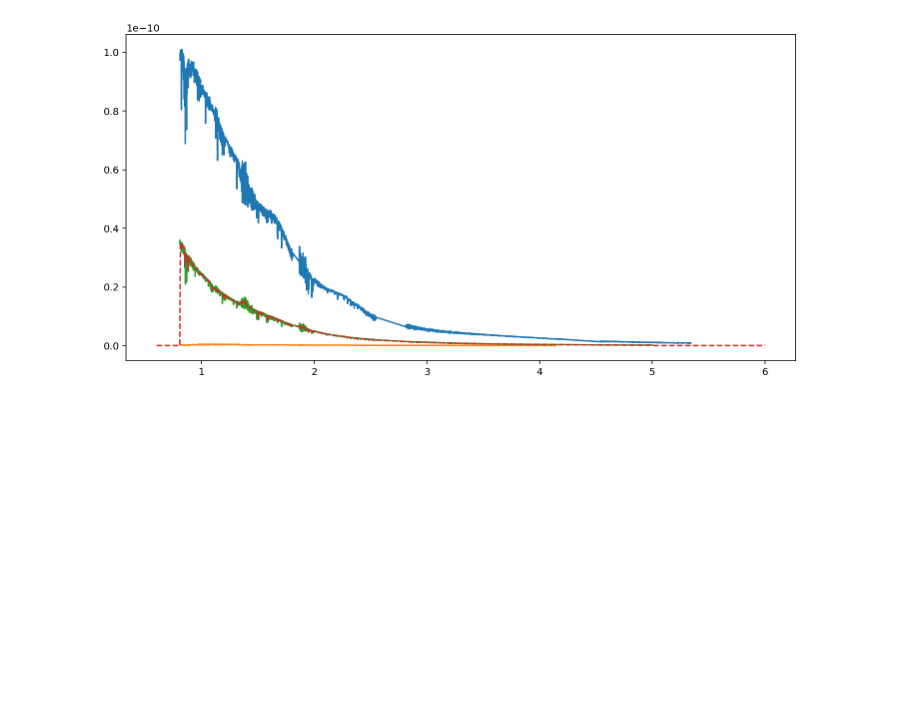
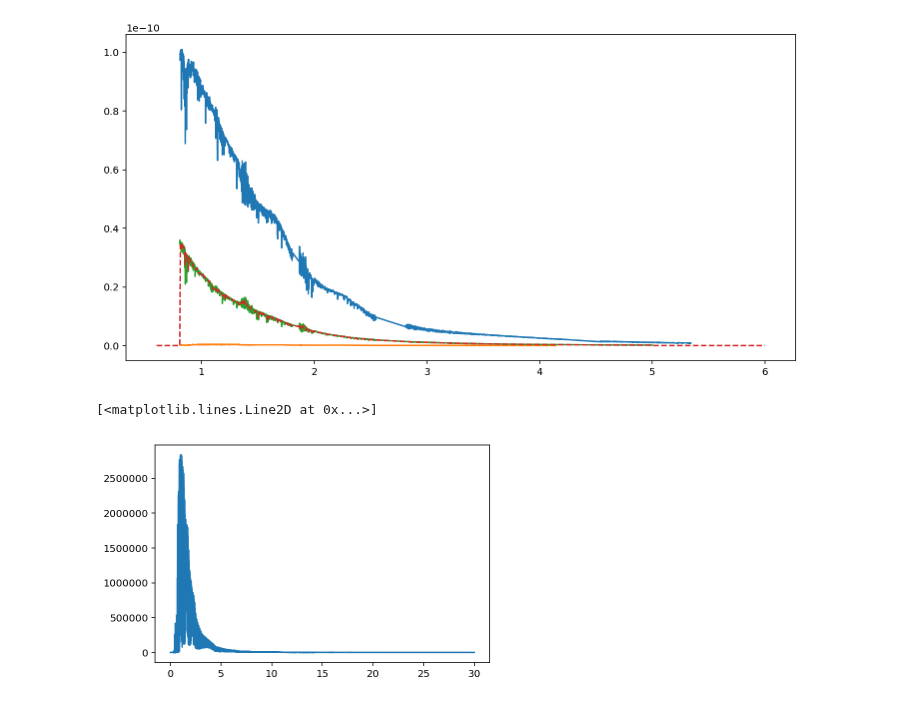
Before and after one commit to bmorris3/libra, a Jupyter notebook: notebooks/irtf.ipynb, the cells around one changed output. Saved outputs shown, nothing was run; the diff lists cells and outputs as text; code cells hidden in the pictures; blank space fills up the shorter version.

```diff
--- a/notebooks/irtf.ipynb
+++ b/notebooks/irtf.ipynb
@@ -31,0 +34,7 @@ plt.plot(wavelengths, k2v.interp_flux(wavelengths), ls='--')
+# %%
+m8v = PHOENIXModel('M8V')
+
+plt.plot(m8v.wavelength, m8v.flux)
+# %% [output]
+[<matplotlib.lines.Line2D at 0x...>]
+[figure, added]
```
Also changed, not shown: parts of 1 cell of this notebook, 3 other files.
